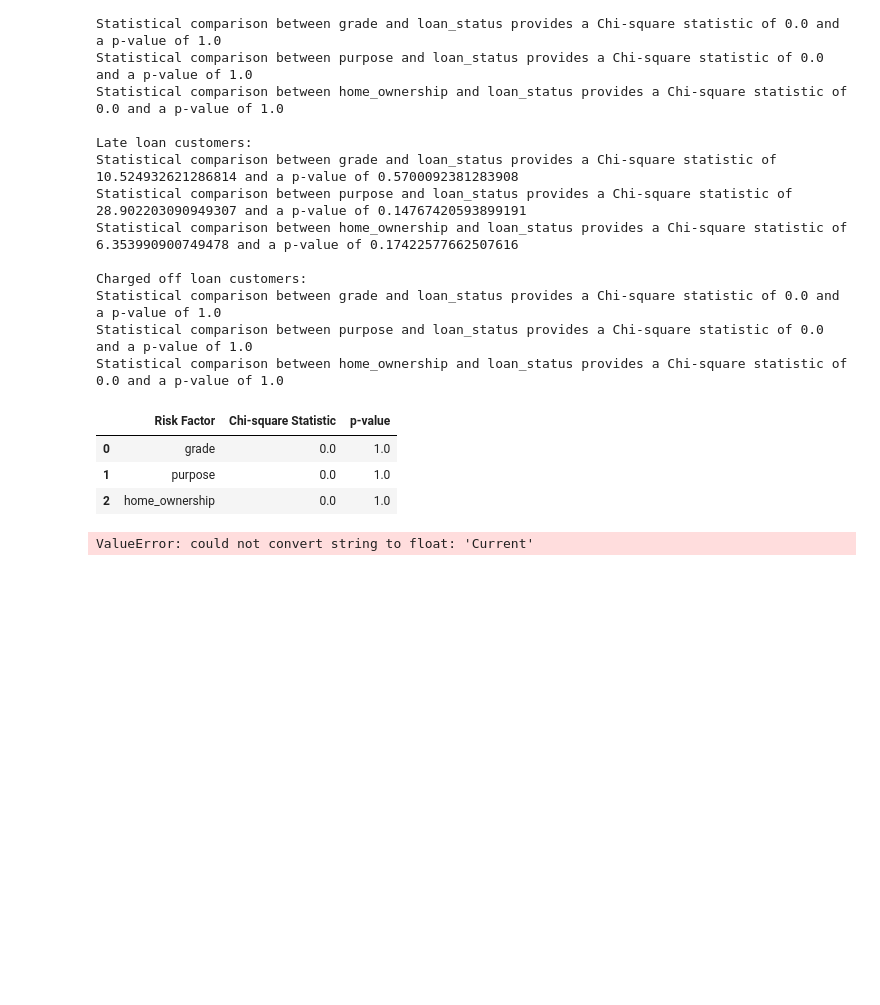
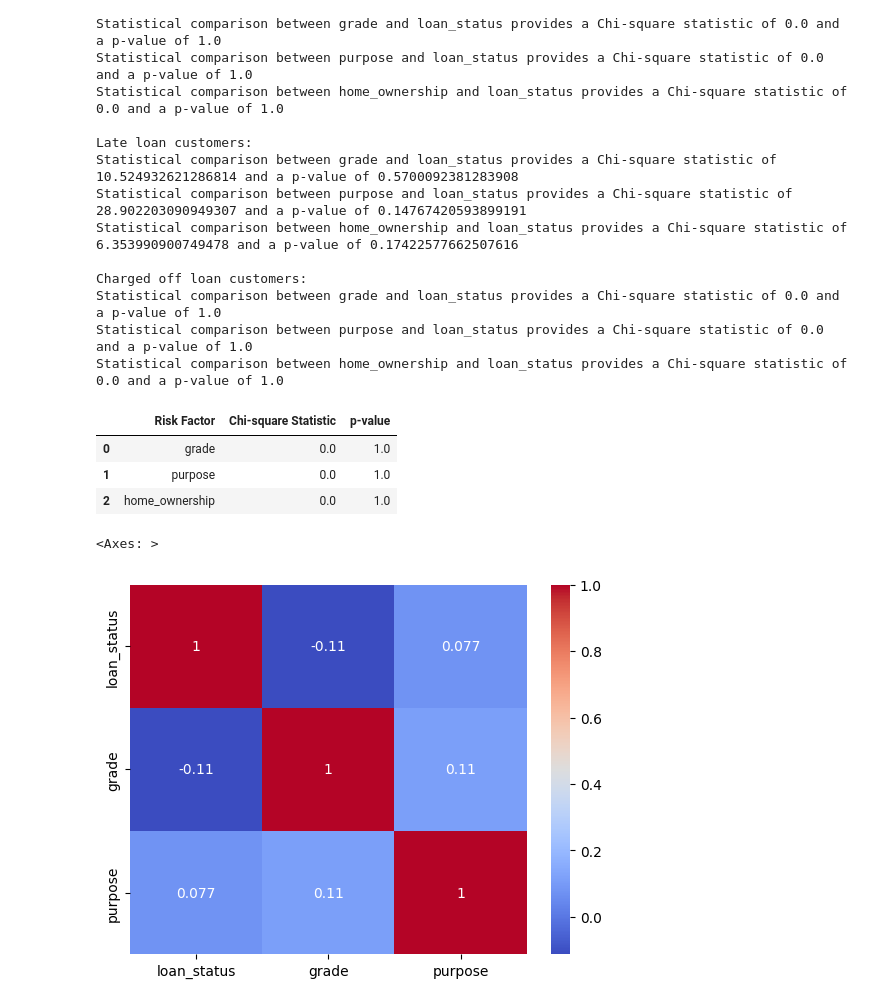
Before and after one commit to julienhvillemur/exploratory-data-analysis---customer-loans-in-finance561, a Jupyter notebook: data_analysis.ipynb, the cells around one changed output. Drawn from its saved outputs; the diff is of its cells as text; code cells hidden in the pictures; blank space fills up the shorter version.

Commit message:
This adds the heat_map method.

```diff
--- a/data_analysis.ipynb
+++ b/data_analysis.ipynb
@@ -203,8 +203,10 @@ Statistical comparison between home_ownership and loan_status provides a Chi-squ
 | 0 | grade | 0.0 | 1.0 |
 | 1 | purpose | 0.0 | 1.0 |
 | 2 | home_ownership | 0.0 | 1.0 |
-# %%
-
-plot_data.heat_map()
-# %% [output]
-ValueError: could not convert string to float: 'Current'
+# %%
+# Produce heatmap for correlated columns relating to loan payment risk.
+correlated_columns = ['loan_status', 'grade', 'purpose']
+plot_data.heat_map(correlated_columns)
+# %% [output]
+<Axes: >
+[figure, added]
```
Also changed, not shown: 1 other file.
